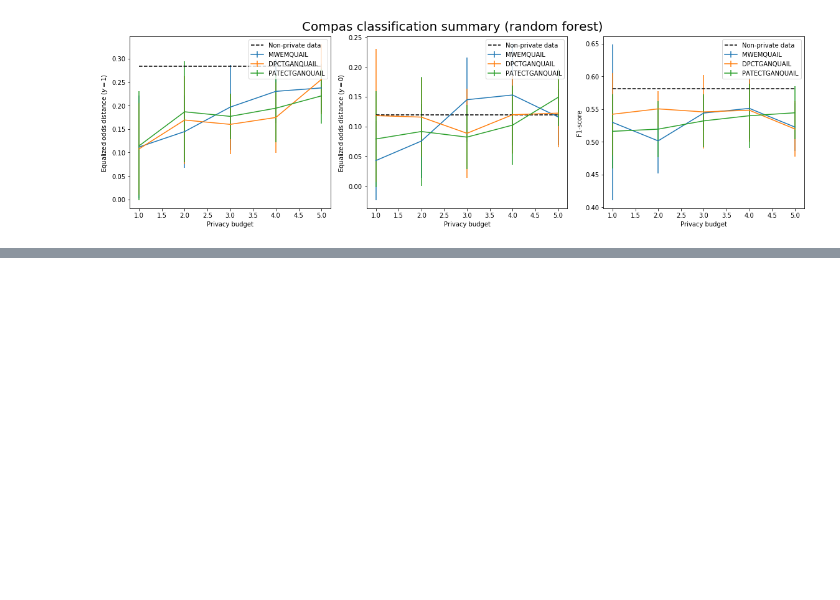
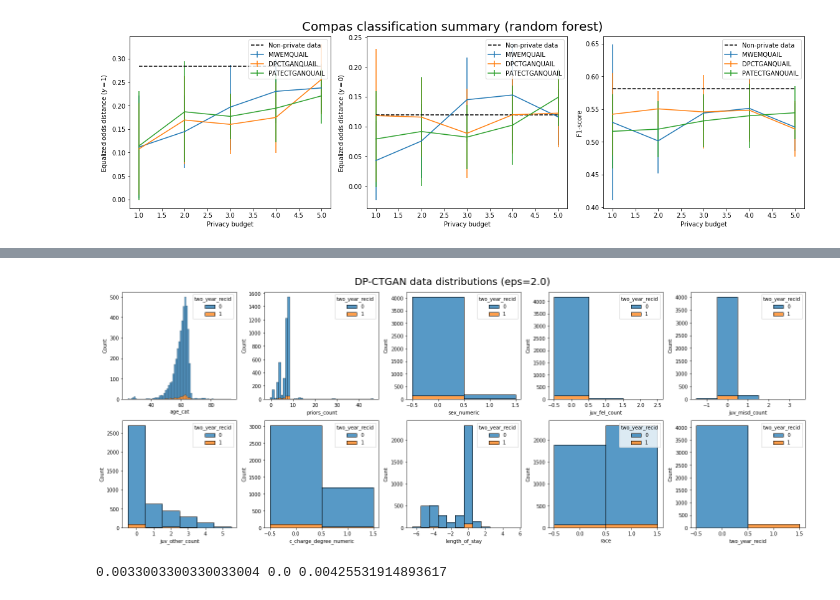
Before and after one commit to kgrabarz/microsoft_capstone_fall_2021, a Jupyter notebook: Code/Pipelines_and_EDA/13_Compas_Synthetic_Data_Distributions.ipynb, the cells around one changed output, grey strips where cells are left out. Cells and saved outputs as stored; diff of their text form; code cells hidden in the pictures; blank space fills up the shorter version.

```diff
--- a/Code/Pipelines_and_EDA/13_Compas_Synthetic_Data_Distributions.ipynb
+++ b/Code/Pipelines_and_EDA/13_Compas_Synthetic_Data_Distributions.ipynb
@@ -343,0 +396,10 @@ get_compas_epsilon_plots(["MWEMQUAIL", "DPCTGANQUAIL", "PATECTGANQUAIL"], epsilo
+# %%
+DPCTGAN_eps2_rep8 = pd.read_csv(data_dir+"COMPAS_DPCTGAN_eps=2.0_8.csv", index_col=0)
+plot_distributions(DPCTGAN_eps2_rep8, title="DP-CTGAN data distributions (eps=2.0)")
+# %% [output]
+[figure, added]
+# %%
+TPR_diff, FPR_diff, f1_score = compas_classification_helper("DPCTGAN", 2.0, 8, "logistic", test_data)
+print(TPR_diff, FPR_diff, f1_score)
+# %% [output]
+0.0033003300330033004 0.0 0.00425531914893617
```
Also changed, not shown: parts of 28 cells of this notebook.
